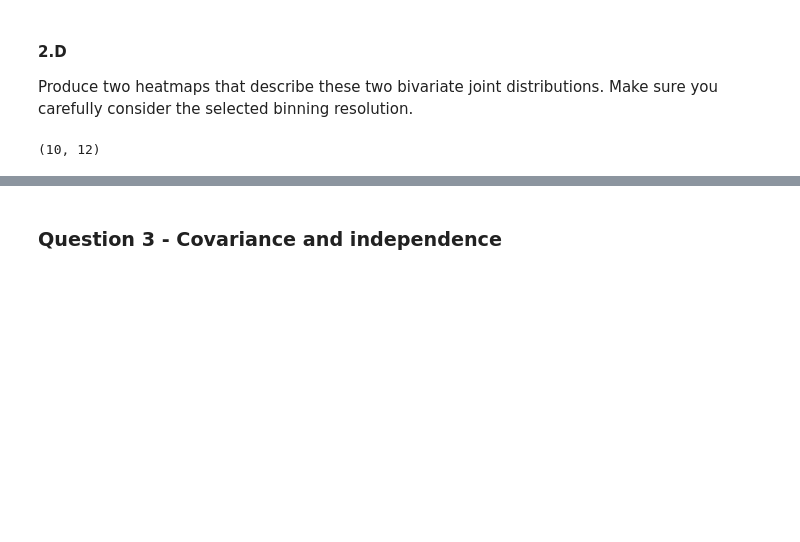
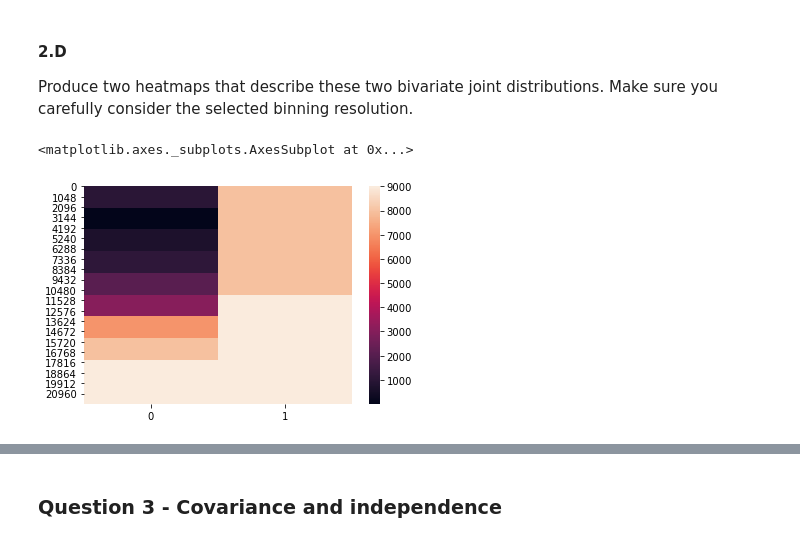
Before and after one commit to Alon-daniel/statistis, a Jupyter notebook: statistics/hw1/HW1.ipynb, the cells around one changed output, grey strips where cells are left out. Saved outputs shown, nothing was run; the diff lists cells and outputs as text; code cells hidden in the pictures; blank space fills up the shorter version.

Commit message:
added heatmaps, need to adjust bin size

```diff
--- a/statistics/hw1/HW1.ipynb
+++ b/statistics/hw1/HW1.ipynb
@@ -206,10 +206,10 @@ diff: 0.0028495850068016044
 # %% [markdown]
 #### 2.D
 Produce two heatmaps that describe these two bivariate joint distributions. Make sure you carefully consider the selected binning resolution.
-# %%
-import seaborn as sns; sns.set_theme()
-
-uniform_data = np.random.rand(10, 12)
-uniform_data.shape
-# %% [output]
-(10, 12)
+# %%
+import seaborn as sns
+combined_rg = np.vstack((rg_new_full, rg_phi_full)).T
+sns.heatmap(combined_rg)
+# %% [output]
+<matplotlib.axes._subplots.AxesSubplot at 0x...>
+[figure, added]
```
Also changed, not shown: parts of 3 cells of this notebook.
